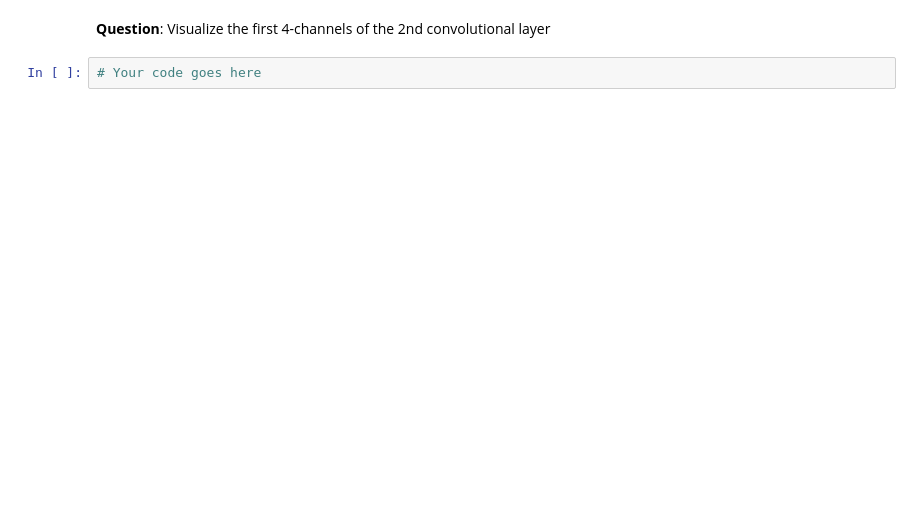
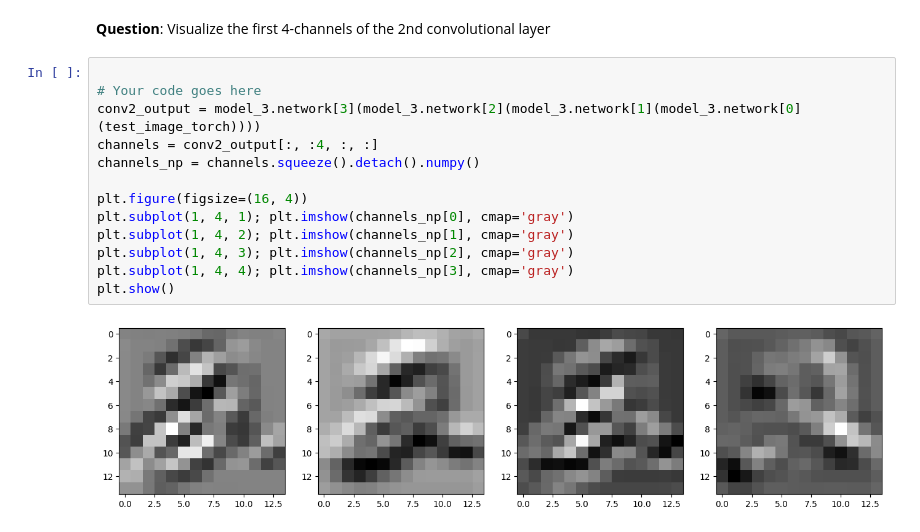
Before and after one commit to Marcusleeleelee/Other_ML-DL-practice, a Jupyter notebook: IERG4160_In_Class_Lab_Network_Training.ipynb, the cells around one changed output. Saved outputs shown, nothing was run; the diff lists cells and outputs as text; blank space fills up the shorter version.

```diff
--- a/IERG4160_In_Class_Lab_Network_Training.ipynb
+++ b/IERG4160_In_Class_Lab_Network_Training.ipynb
@@ -594,4 +664,17 @@ plt.subplot(1, 4, 4); plt.imshow()
 # %% [markdown]
 **Question**:  Visualize the first 4-channels of the 2nd convolutional layer
-# %%
-# Your code goes here
+# %%
+
+# Your code goes here
+conv2_output = model_3.network[3](model_3.network[2](model_3.network[1](model_3.network[0](test_image_torch))))
+channels = conv2_output[:, :4, :, :]
+channels_np = channels.squeeze().detach().numpy()
+
+plt.figure(figsize=(16, 4))
+plt.subplot(1, 4, 1); plt.imshow(channels_np[0], cmap='gray')
+plt.subplot(1, 4, 2); plt.imshow(channels_np[1], cmap='gray')
+plt.subplot(1, 4, 3); plt.imshow(channels_np[2], cmap='gray')
+plt.subplot(1, 4, 4); plt.imshow(channels_np[3], cmap='gray')
+plt.show()
+# %% [output]
+[figure, added]
```
Also changed, not shown: parts of 14 cells of this notebook.
